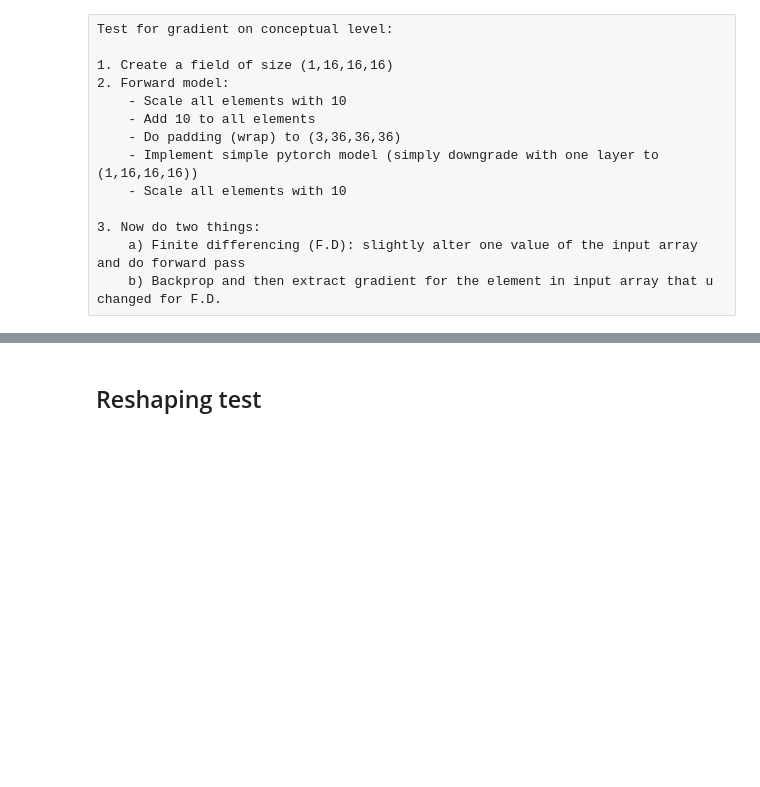
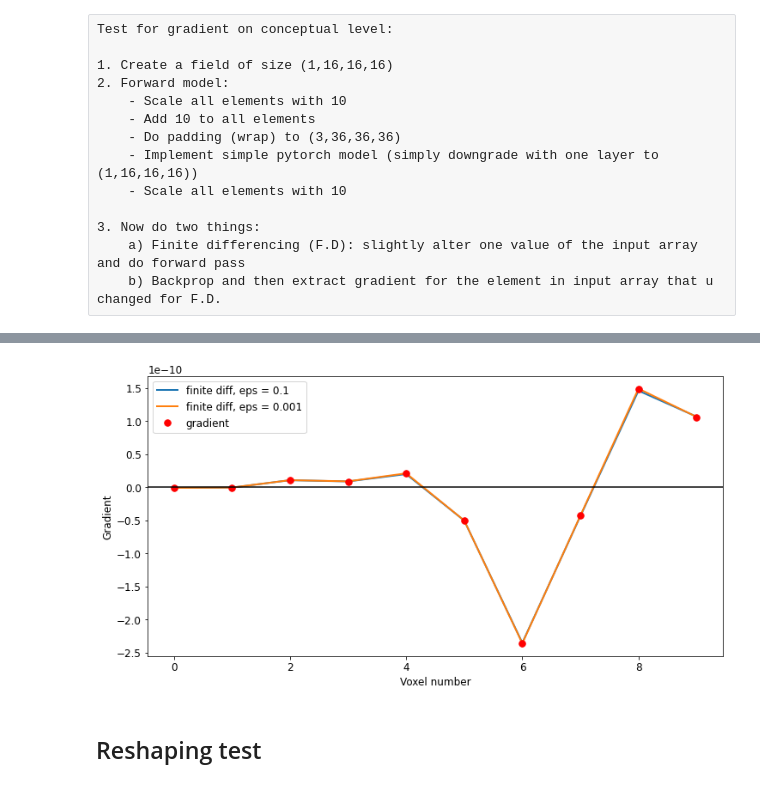
Before and after one commit to ludvigdoeser/ML4BORG, a Jupyter notebook: test_emu.ipynb, the cells around one changed output, grey strips where cells are left out. Saved outputs shown, nothing was run; the diff lists cells and outputs as text; code cells hidden in the pictures; blank space fills up the shorter version.

```diff
--- a/test_emu.ipynb
+++ b/test_emu.ipynb
@@ -651,0 +1354,12 @@ plt.show()
+# %%
+#test
+# Analytical...
+ag = torch.unsqueeze(torch.tensor(np.asarray(agL(np.float64(1)))[0]),dim=0)
+print(input_ag.shape)
+
+# reverse step 7
+ag = torch.autograd.grad(y, x, grad_outputs=ag, retain_graph=True)[0]
+print('ag from NN shape = ',ag.shape)
+
+ag = torch.squeeze(ag).detach().numpy()
+print('ag from NN shape = ',ag.shape)
@@ -651,0 +1370,6 @@ plt.show()
+# %%
+#test
+analytical_grad = []
+for i in tqdm(range(0,0+10)):
+    analytical_grad.append(ag[0,i,0,0])
+print(analytical_grad)
@@ -652,3 +1389,20 @@ plt.show()
+# %%
+#test
+# Plot diff btw gradient and finite difference
+
+%matplotlib inline
+standard_plot(w=12,h=6,fontsize=12)
+for i,fd in enumerate(fd_v):
+    plt.plot(fd,'-',lw=2,label=f'finite diff, eps = {eps_v[i]}')
+plt.plot(analytical_grad,'.',c='r',markersize=15,label='gradient')
+plt.xlabel('Voxel number')
+plt.ylabel('Gradient')
+ax=plt.gca()
+ax.axhline(0,c='k')
+plt.legend()
+plt.show()
+# %% [output]
+[figure, added]
 # %% [markdown]
 ## Reshaping test
 # %%
```
Also changed, not shown: parts of 42 cells of this notebook.
